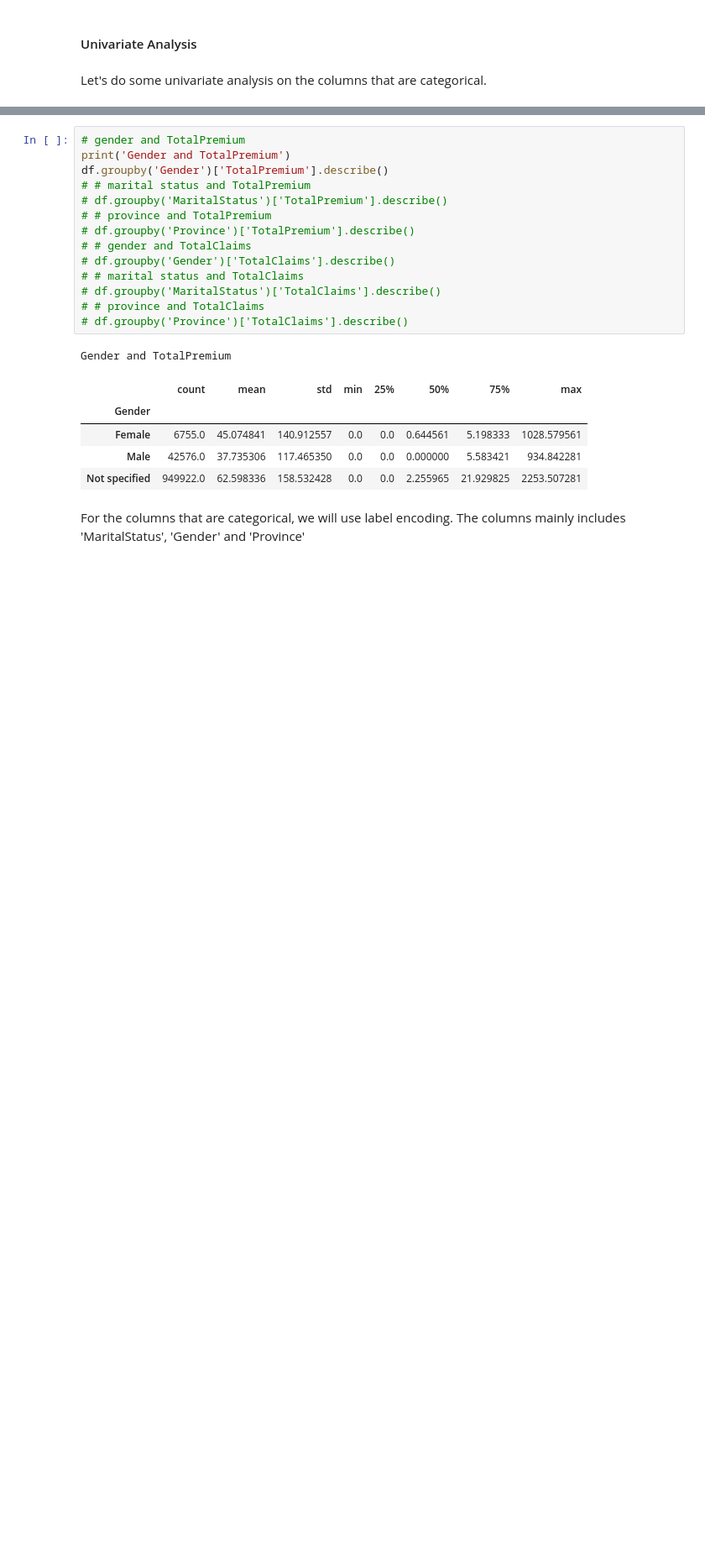
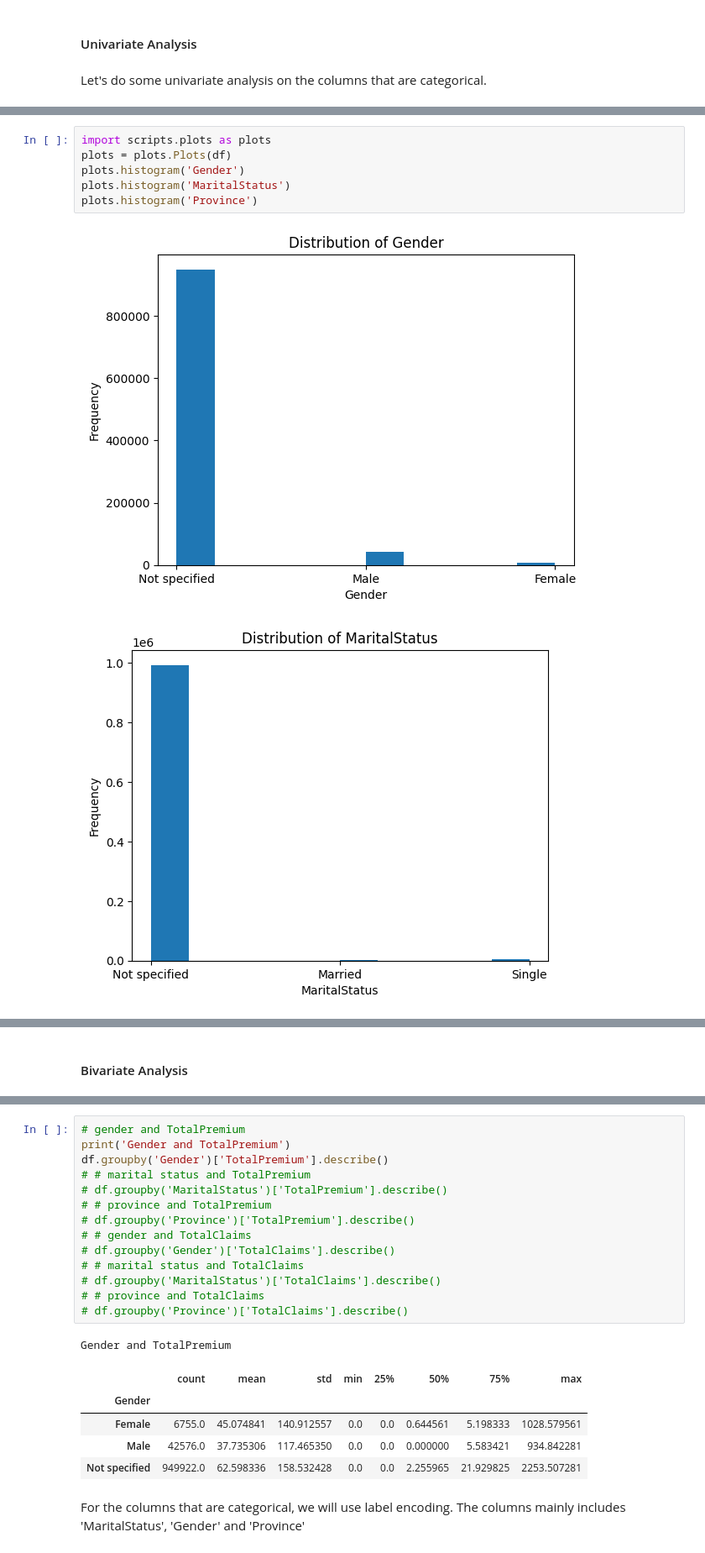
Before and after one commit to mussewold/insurance-data-analysis, a Jupyter notebook: notebooks/eda.ipynb, the cells around one changed output, grey strips where cells are left out. Shown: that part at 84% size. Drawn from its saved outputs; the diff is of its cells as text; blank space fills up the shorter version.

```diff
--- a/notebooks/eda.ipynb
+++ b/notebooks/eda.ipynb
@@ -237,0 +272,9 @@ SyntaxError: invalid syntax (1797750621.py, line 4)
+# %%
+import scripts.plots as plots
+plots = plots.Plots(df)
+plots.histogram('Gender')
+plots.histogram('MaritalStatus')
+plots.histogram('Province')
+# %% [output]
+[figure, added]
+[figure, added]
@@ -237,0 +282,2 @@ SyntaxError: invalid syntax (1797750621.py, line 4)
+# %% [markdown]
+#### Bivariate Analysis
```
Also changed, not shown: parts of 13 cells of this notebook, 2 other files.
